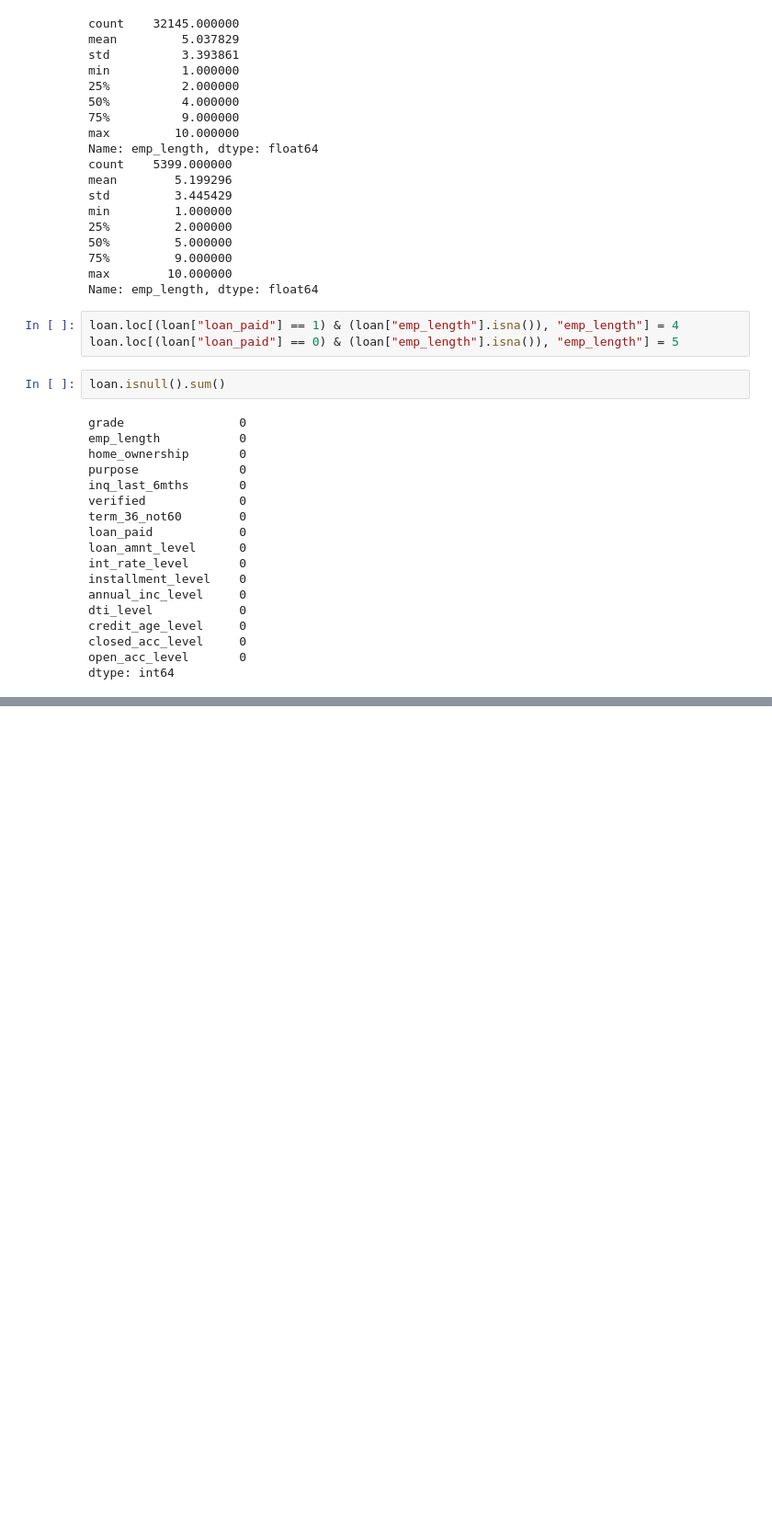
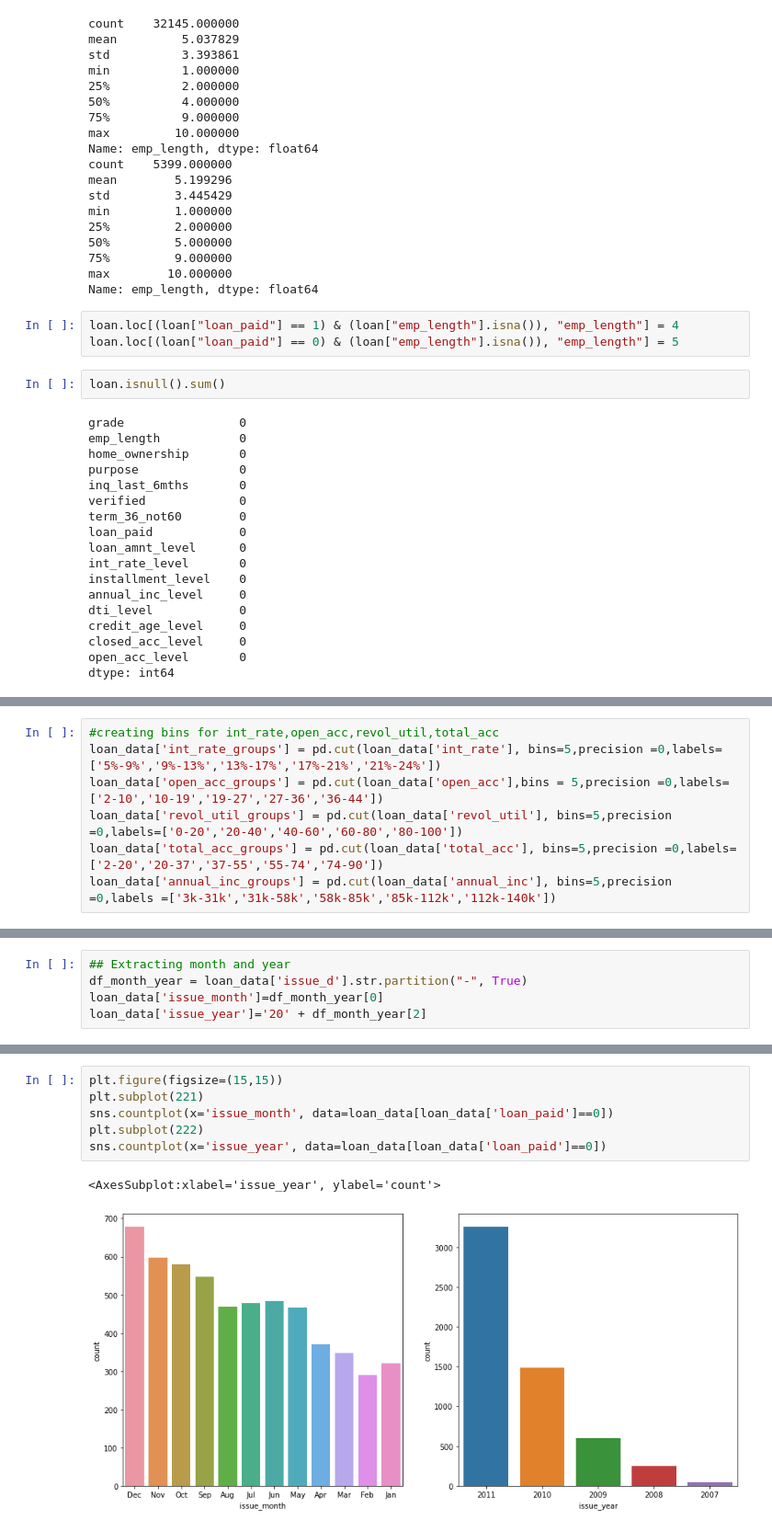
Before and after one commit to ajitjohn05/Lending_Club_Case_Study_Project_Ajit_Siddhant, a Jupyter notebook: Group_Facilitator_AjitJohn.ipynb, the cells around one changed output, grey strips where cells are left out. Shown: that part at 92% size. Cells and saved outputs as stored; diff of their text form; blank space fills up the shorter version.

```diff
--- a/Group_Facilitator_AjitJohn.ipynb
+++ b/Group_Facilitator_AjitJohn.ipynb
@@ -376,0 +379,7 @@ dtype: int64
+# %%
+#creating bins for int_rate,open_acc,revol_util,total_acc
+loan_data['int_rate_groups'] = pd.cut(loan_data['int_rate'], bins=5,precision =0,labels=['5%-9%','9%-13%','13%-17%','17%-21%','21%-24%'])
+loan_data['open_acc_groups'] = pd.cut(loan_data['open_acc'],bins = 5,precision =0,labels=['2-10','10-19','19-27','27-36','36-44'])
+loan_data['revol_util_groups'] = pd.cut(loan_data['revol_util'], bins=5,precision =0,labels=['0-20','20-40','40-60','60-80','80-100'])
+loan_data['total_acc_groups'] = pd.cut(loan_data['total_acc'], bins=5,precision =0,labels=['2-20','20-37','37-55','55-74','74-90'])
+loan_data['annual_inc_groups'] = pd.cut(loan_data['annual_inc'], bins=5,precision =0,labels =['3k-31k','31k-58k','58k-85k','85k-112k','112k-140k'])
@@ -376,0 +417,5 @@ dtype: int64
+# %%
+## Extracting month and year
+df_month_year = loan_data['issue_d'].str.partition("-", True)
+loan_data['issue_month']=df_month_year[0]
+loan_data['issue_year']='20' + df_month_year[2]
@@ -376,0 +437,9 @@ dtype: int64
+# %%
+plt.figure(figsize=(15,15))
+plt.subplot(221)
+sns.countplot(x='issue_month', data=loan_data[loan_data['loan_paid']==0])
+plt.subplot(222)
+sns.countplot(x='issue_year', data=loan_data[loan_data['loan_paid']==0])
+# %% [output]
+<AxesSubplot:xlabel='issue_year', ylabel='count'>
+[figure, added]
```
Also changed, not shown: parts of 41 cells of this notebook.
